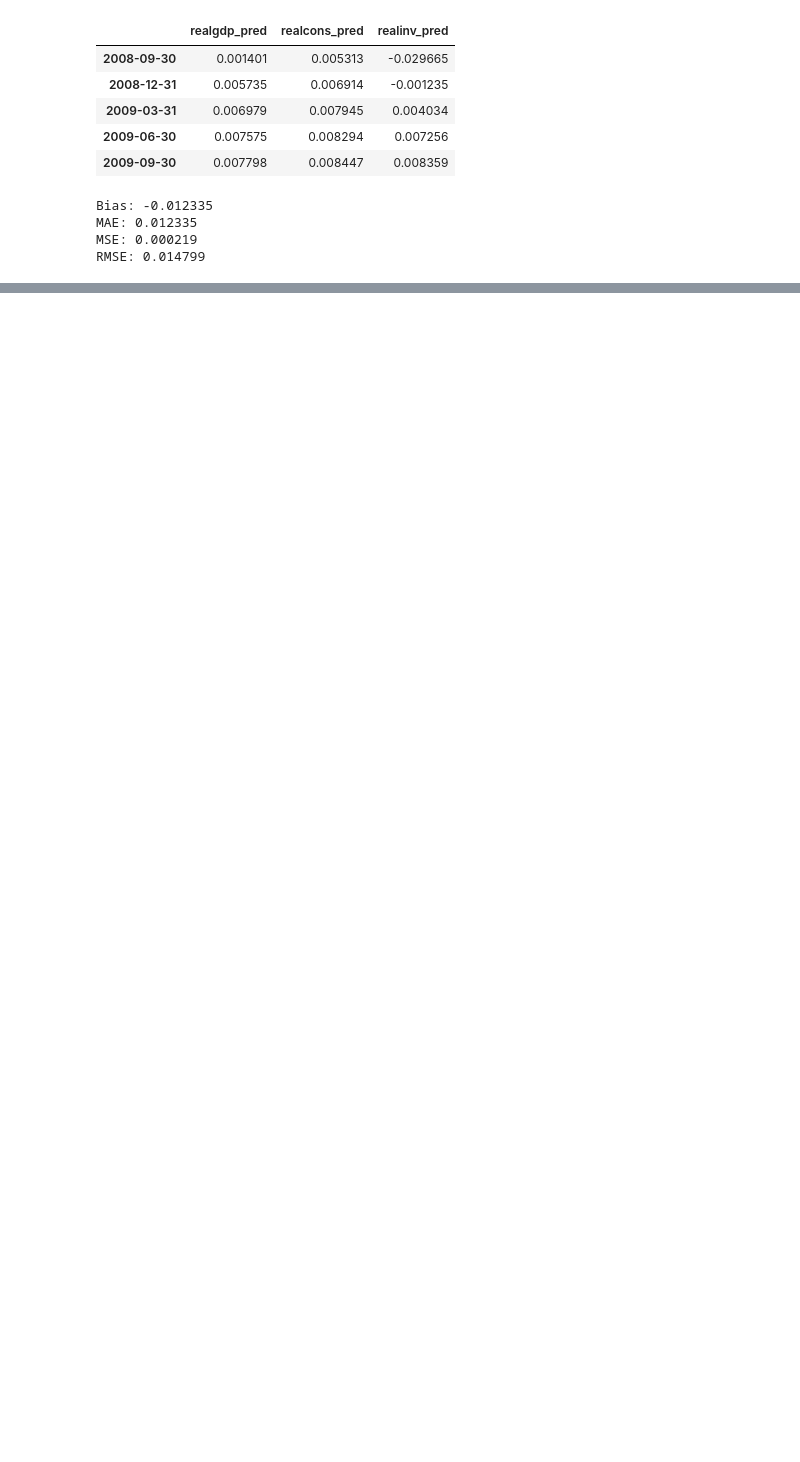
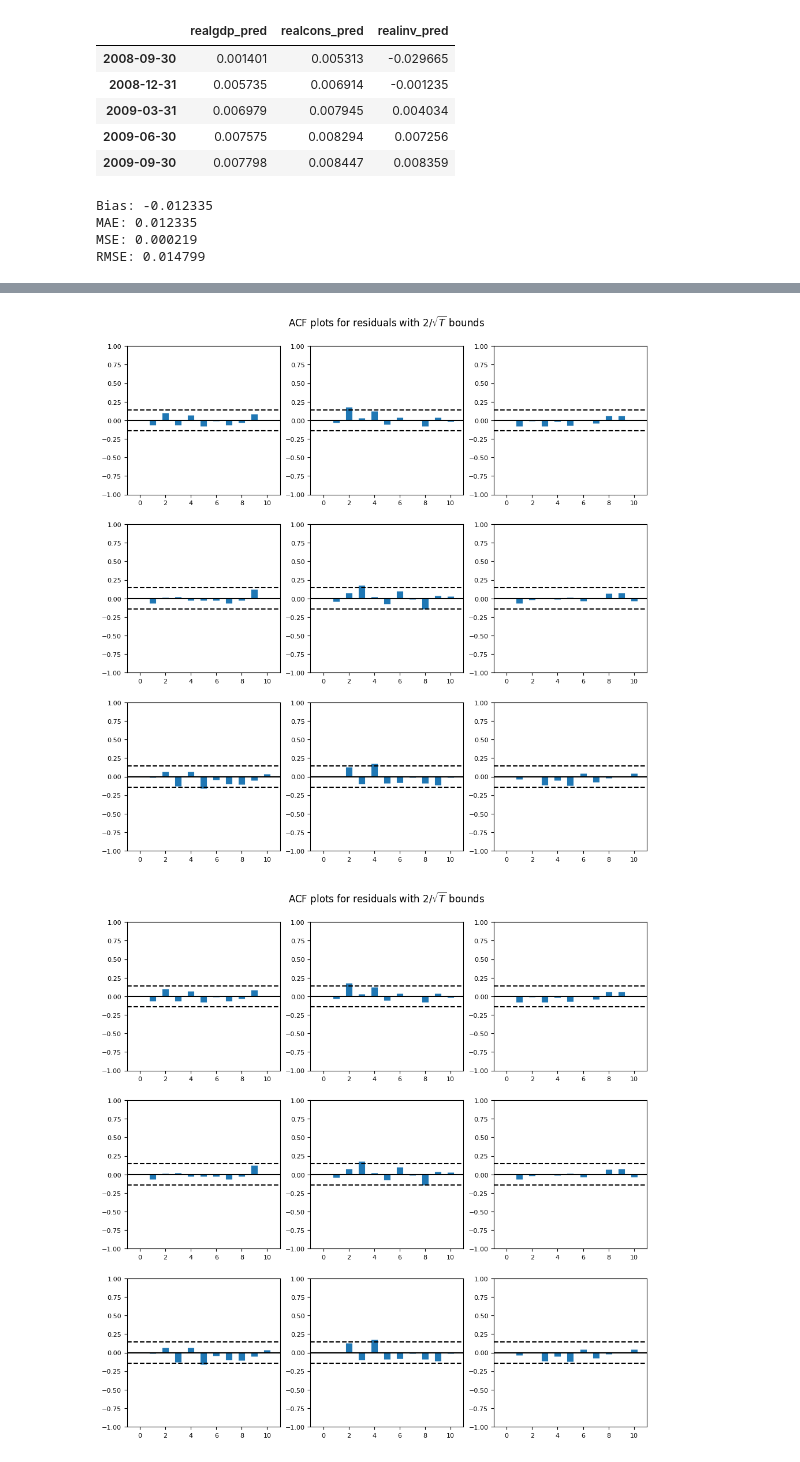
Before and after one commit to HyunsungRyu/AI_TimeSeries, a Jupyter notebook: market_pred.ipynb, the cells around one changed output, grey strips where cells are left out. Drawn from its saved outputs; the diff is of its cells as text; code cells hidden in the pictures; blank space fills up the shorter version.

```diff
--- a/market_pred.ipynb
+++ b/market_pred.ipynb
@@ -226,0 +320,3 @@ RMSE: 0.014799
+# %%
+results = model_var.fit(maxlags=15, ic='aic')
+model_var.select_order(maxlags=15).summary()
@@ -226,0 +342,5 @@ RMSE: 0.014799
+# %%
+results.plot_acorr()
+# %% [output]
+[figure, added]
+[figure, added]
```
Also changed, not shown: parts of 18 cells of this notebook.
